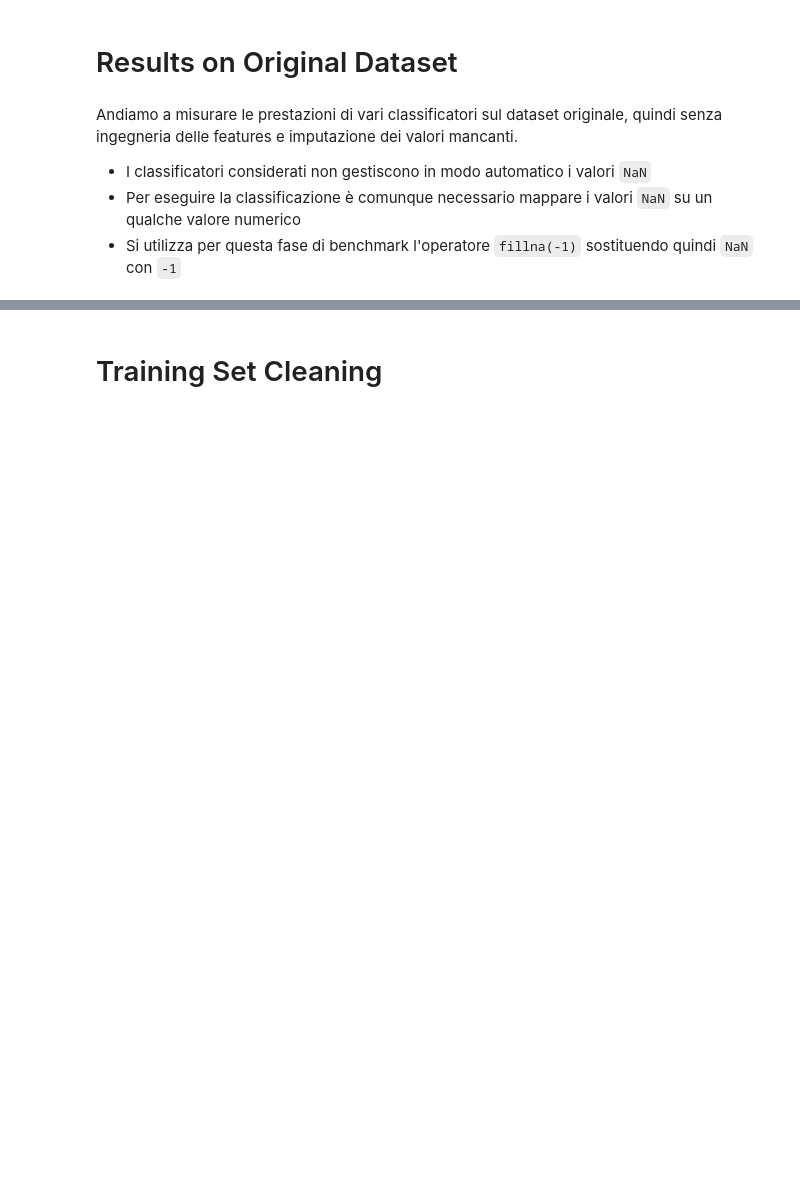
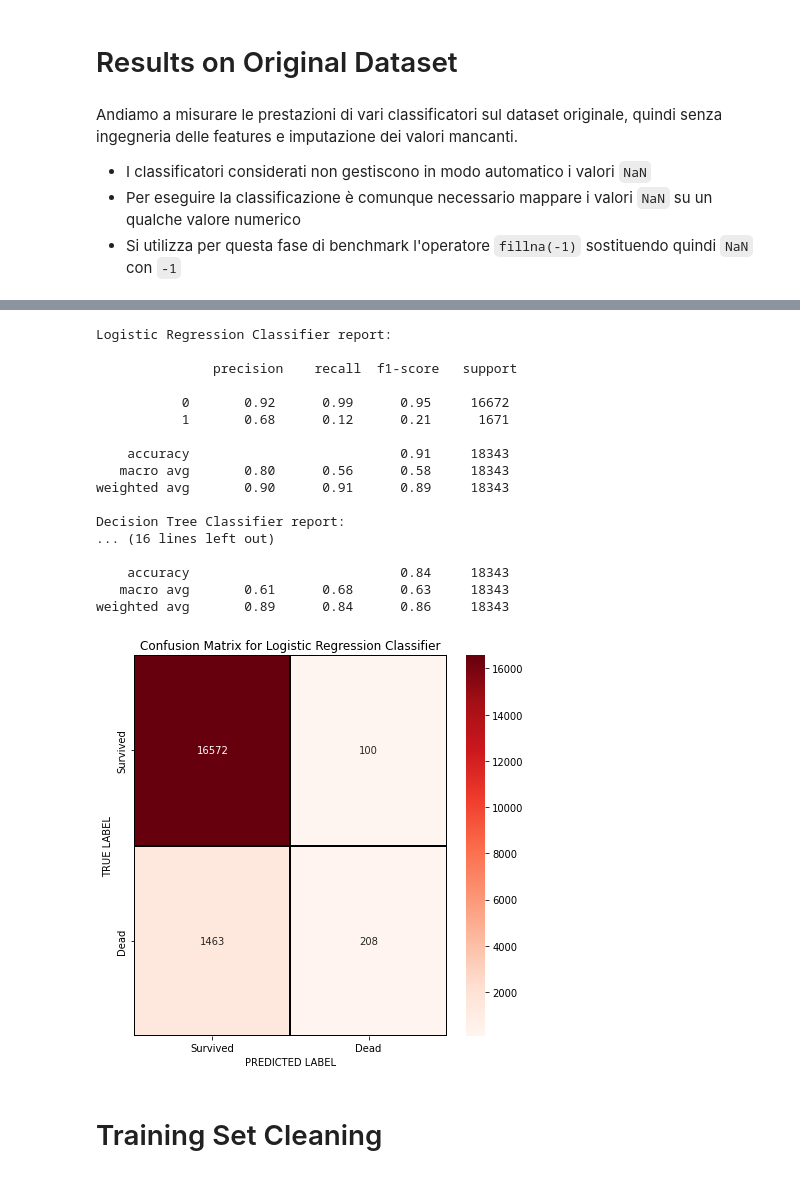
Before and after one commit to danilo-dellorco/ml-project, a Jupyter notebook: mich.ipynb, the cells around one changed output, grey strips where cells are left out. Cells and saved outputs as stored; diff of their text form; code cells hidden in the pictures; blank space fills up the shorter version.

```diff
--- a/mich.ipynb
+++ b/mich.ipynb
@@ -343,3 +267,24 @@ weighted avg       0.89      0.84      0.86     18343
+# %%
+run_classifications(trainX, trainY, testX, testY, fill = True, matrix = True)
+# %% [output]
+Logistic Regression Classifier report:
+
+               precision    recall  f1-score   support
+
+           0       0.92      0.99      0.95     16672
+           1       0.68      0.12      0.21      1671
+
+    accuracy                           0.91     18343
+   macro avg       0.80      0.56      0.58     18343
+weighted avg       0.90      0.91      0.89     18343
+
+Decision Tree Classifier report:
+... (16 lines left out)
+
+    accuracy                           0.84     18343
+   macro avg       0.61      0.68      0.63     18343
+weighted avg       0.89      0.84      0.86     18343
+[figure, added]
 # %% [markdown]
 # Training Set Cleaning
 # %% [markdown]
```
Also changed, not shown: parts of 13 cells of this notebook.
